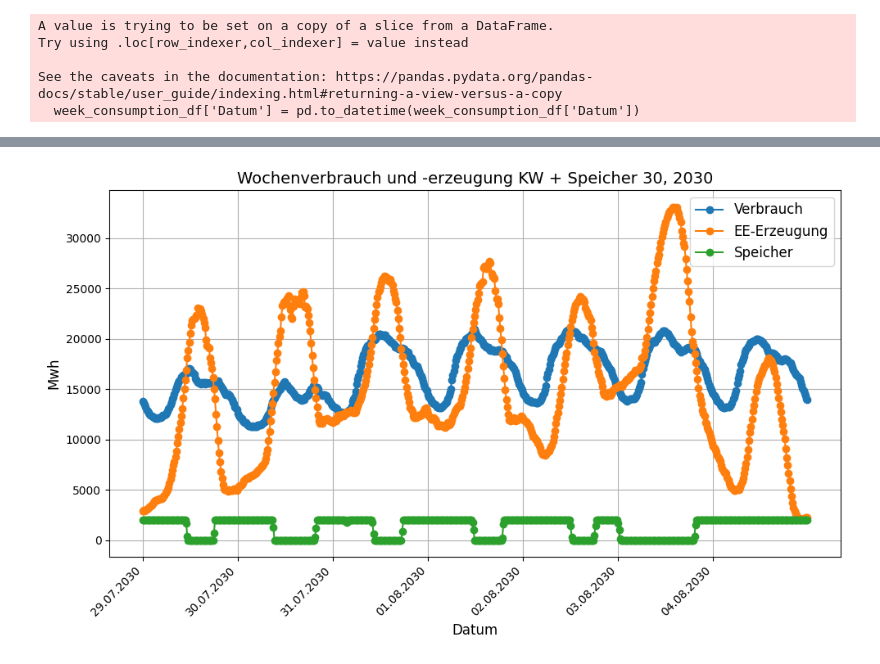
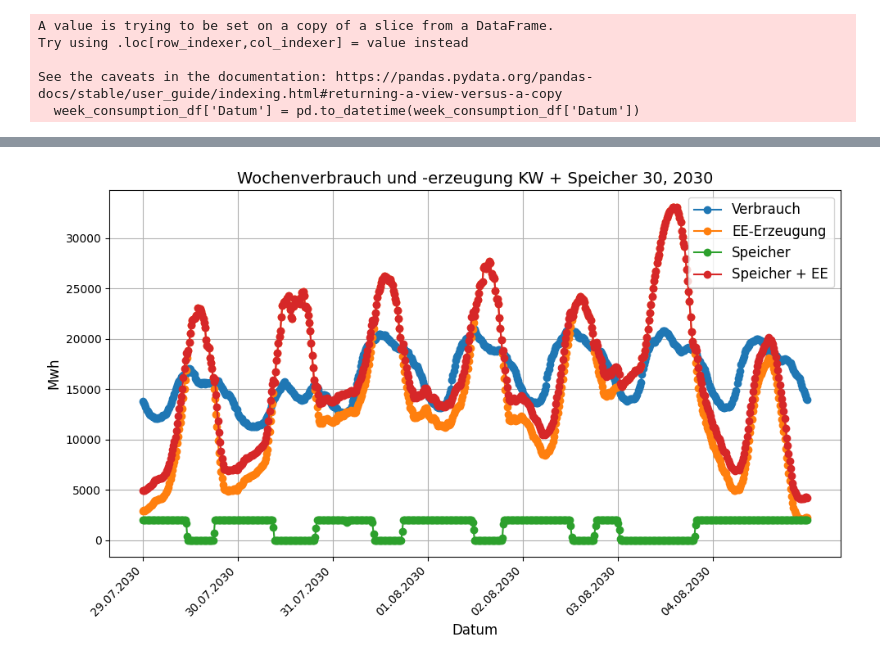
Before and after one commit to Gregor1998/Klimaneutral-20245, a Jupyter notebook: wochen_diagramm.ipynb, the cells around one changed output, grey strips where cells are left out. Drawn from its saved outputs; the diff is of its cells as text; code cells hidden in the pictures.

```diff
--- a/wochen_diagramm.ipynb
+++ b/wochen_diagramm.ipynb
@@ -72,24 +72,21 @@ if all(column in prod_df_2030.columns for column in required_columns):
 
     # Speichere die Ergebnisse in production_2030
     production_2030 = prod_df_2030[['Datum', 'Gesamterzeugung_EE']]
+    addTimeInformation(production_2030)
 
 
-yearly_generation = pd.DataFrame.from_dict(production_df.get(int(selectedYear)))
-required_columns = ['Wind Offshore', 'Wind Onshore', 'Photovoltaik']
-
-yearly_generation['EE_Gesamt'] = yearly_generation[required_columns].sum(axis=1)
-
-
-week_filtered_data_production = yearly_generation[
-    (yearly_generation['Week'] == selectedWeek)
+week_filtered_data_production = production_2030[
+    (production_2030['Week'] == selectedWeek) &
+     (production_2030['Year'] == selectedYear)
 ]
-
-week_production_df = week_filtered_data_production[['Datum', 'EE_Gesamt']]
+print(week_filtered_data_production)
+week_production_df = week_filtered_data_production[['Datum', 'Gesamterzeugung_EE']]
 week_consumption_df['Datum'] = pd.to_datetime(week_consumption_df['Datum'])
 
 # Speicherintegration
 resdidual_df = differenceBetweenDataframes(consumption_df, production_2030)
-storage_df = addTimeInformation(StorageIntegration(resdidual_df, 2000, 1000))
+storage_df = StorageIntegration(resdidual_df, 2000)
+addTimeInformation(storage_df)
 
 week_filtered_data_storage = storage_df[
     (storage_df['Year'] == selectedYear) &
@@ -118,7 +115,7 @@ week_filtered_data_storage_ee = storage_ee_df[
 ]
 
 # dataframe erstellen nur mit datum und gesamtverbrauch
-week_storage_ee_df = week_filtered_data_storage[['Datum', 'Erzeugung&Speicher']]
+week_storage_ee_df = week_filtered_data_storage_ee[['Datum', 'Erzeugung&Speicher']]
 week_storage_ee_df['Datum'] = pd.to_datetime(week_storage_ee_df['Datum'])
 # %% [output]
 Data für 2015 loaded succsessfully.
@@ -144,5 +174,5 @@ KeyError: "['Erzeugung&Speicher'] not in index"
 # %%
-def create_week_comparison(year, week, consumption_data, production_data, storage_data, storage_ee_data)
+def create_week_comparison(year, week, consumption_data, production_data, storage_data, storage_ee_data):
 
     # Assuming your dataframes have columns 'Date' and 'Energy'
     plt.figure(figsize=(10, 6))
@@ -151,33 +181,33 @@ def create_week_comparison(year, week, consumption_data, production_data, storag
     plt.plot(consumption_data['Datum'], consumption_data['Gesamtverbrauch'], label='Verbrauch', marker='o')
 
     # Plot production
-    plt.plot(production_data['Datum'], production_data['EE_Gesamt'], label='EE-Erzeugung', marker='o')
+    plt.plot(production_data['Datum'], production_data['Gesamterzeugung_EE'], label='EE-Erzeugung', marker='o')
 
     # Plot storage
     plt.plot(storage_data['Datum'], storage_data['Speicher'], label='Speicher', marker='o')
 
     # Plot storage plus ee
     plt.plot(storage_ee_data['Datum'], storage_ee_data['Erzeugung&Speicher'], label='Speicher + EE', marker='o')
 
      # Customize x-axis to show one tick per day
     unique_dates = consumption_data['Datum'].dt.normalize().unique()  # Get unique dates (one per day)
     plt.gca().set_xticks(unique_dates)  # Set ticks to these dates
     formatted_labels = [date.strftime('%d.%m.%Y') for date in unique_dates]  # Format labels
     plt.gca().set_xticklabels(formatted_labels, rotation=45, ha='right')  # Set labels and rotate
 
 
     # Adding labels and title
     plt.xlabel('Datum', fontsize=12)
     plt.ylabel('Mwh', fontsize=12)
     plt.title(f'Wochenverbrauch und -erzeugung KW + Speicher {week}, {year}', fontsize=14)
     plt.legend(fontsize=12)
     plt.grid(True)
 
     # Display the plot
     plt.tight_layout()
     plt.show()
 
 
 create_week_comparison(selectedYear, selectedWeek, week_consumption_df, week_production_df, week_storage_df, week_storage_ee_df)
 # %% [output]
-[figure, old version]
+[figure, new version]
```
Also changed, not shown: parts of 1 cell of this notebook, 1 other file.
